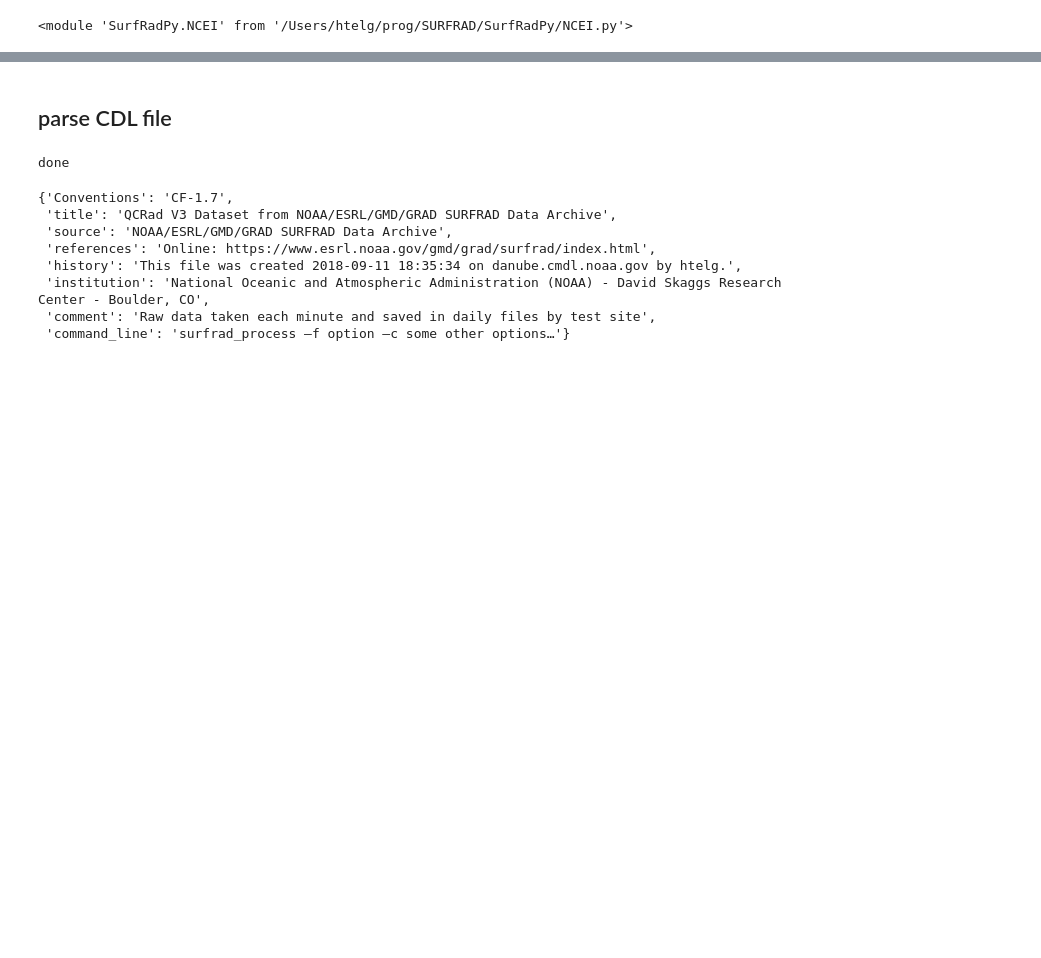
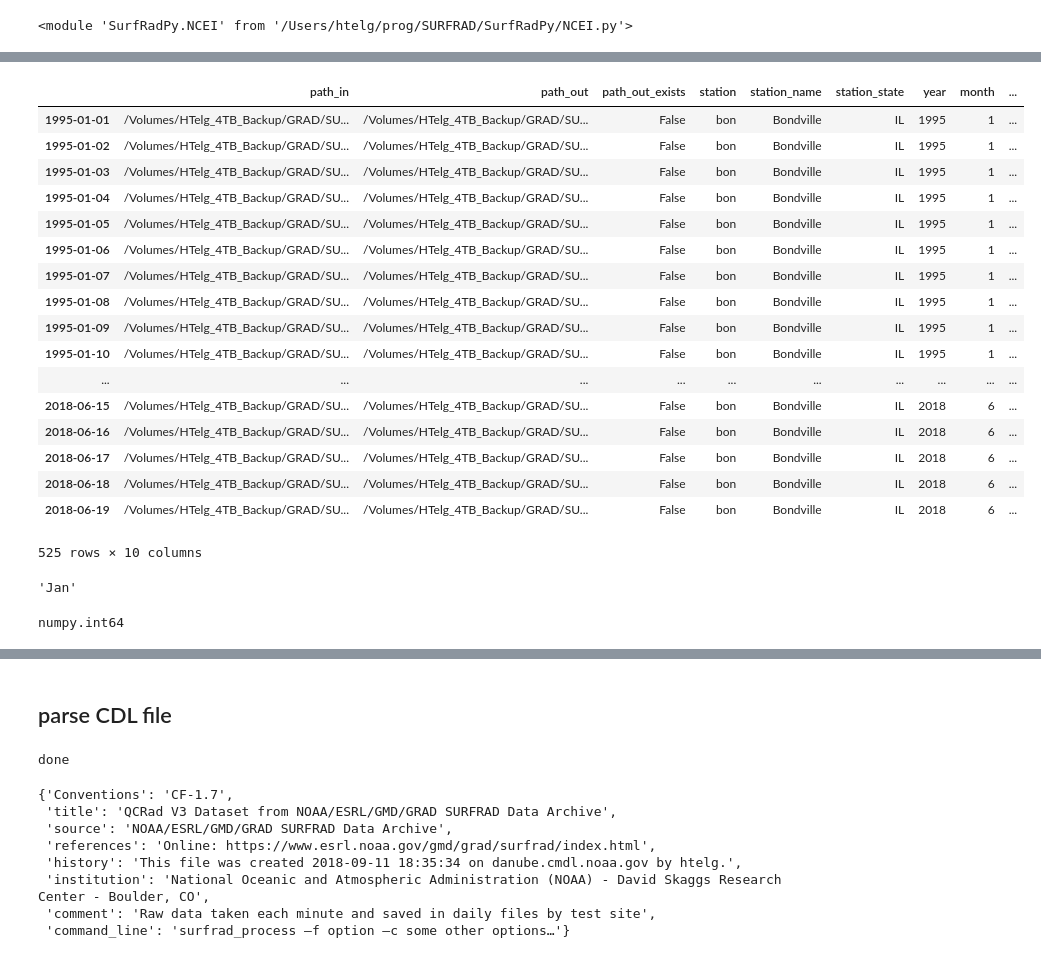
Before and after one commit to hagne/SURFRAD, a Jupyter notebook: notebooks/netCDF_structure.ipynb, the cells around one changed output, grey strips where cells are left out. Drawn from its saved outputs; the diff is of its cells as text; code cells hidden in the pictures; blank space fills up the shorter version.

```diff
--- a/notebooks/netCDF_structure.ipynb
+++ b/notebooks/netCDF_structure.ipynb
@@ -44,0 +225,17 @@ df = ncei.tar_netcdf_files("/Volumes/HTelg_4TB_Backup/GRAD/SURFRAD/NCEI/1995/",
+# %%
+# check existing for overwrite
+overwrite = False
+if not overwrite:
+    df = df[df.path_out_exists == False]
+# %%
+# select particular things ... like stations or times
+
+station_abb = 'bon'
+year = 1995
+month = 1
+if station_abb:
+    df = df[df.station == station_abb]
+if year:
+    df = df[df.year == year]
+if month:
+    df = df[df.month == month]
@@ -44,0 +306,23 @@ df = ncei.tar_netcdf_files("/Volumes/HTelg_4TB_Backup/GRAD/SURFRAD/NCEI/1995/",
+# %%
+pot = df.path_out_tar[0]
+# %%
+df[df.path_out_tar == pot]
+# %% [output]
+|  | path_in | path_out | path_out_exists | station | station_name | station_state | year | month | ... |
+| 1995-01-01 | /Volumes/HTelg_4TB_Backup/GRAD/SU... | /Volumes/HTelg_4TB_Backup/GRAD/SU... | False | bon | Bondville | IL | 1995 | 1 | ... |
+| 1995-01-02 | /Volumes/HTelg_4TB_Backup/GRAD/SU... | /Volumes/HTelg_4TB_Backup/GRAD/SU... | False | bon | Bondville | IL | 1995 | 1 | ... |
+| 1995-01-03 | /Volumes/HTelg_4TB_Backup/GRAD/SU... | /Volumes/HTelg_4TB_Backup/GRAD/SU... | False | bon | Bondville | IL | 1995 | 1 | ... |
+| 1995-01-04 | /Volumes/HTelg_4TB_Backup/GRAD/SU... | /Volumes/HTelg_4TB_Backup/GRAD/SU... | False | bon | Bondville | IL | 1995 | 1 | ... |
+| 1995-01-05 | /Volumes/HTelg_4TB_Backup/GRAD/SU... | /Volumes/HTelg_4TB_Backup/GRAD/SU... | False | bon | Bondville | IL | 1995 | 1 | ... |
+| 1995-01-06 | /Volumes/HTelg_4TB_Backup/GRAD/SU... | /Volumes/HTelg_4TB_Backup/GRAD/SU... | False | bon | Bondville | IL | 1995 | 1 | ... |
+| 1995-01-07 | /Volumes/HTelg_4TB_Backup/GRAD/SU... | /Volumes/HTelg_4TB_Backup/GRAD/SU... | False | bon | Bondville | IL | 1995 | 1 | ... |
+| 1995-01-08 | /Volumes/HTelg_4TB_Backup/GRAD/SU... | /Volumes/HTelg_4TB_Backup/GRAD/SU... | False | bon | Bondville | IL | 1995 | 1 | ... |
+| 1995-01-09 | /Volumes/HTelg_4TB_Backup/GRAD/SU... | /Volumes/HTelg_4TB_Backup/GRAD/SU... | False | bon | Bondville | IL | 1995 | 1 | ... |
+| 1995-01-10 | /Volumes/HTelg_4TB_Backup/GRAD/SU... | /Volumes/HTelg_4TB_Backup/GRAD/SU... | False | bon | Bondville | IL | 1995 | 1 | ... |
+| ... | ... | ... | ... | ... | ... | ... | ... | ... | ... |
+| 2018-06-15 | /Volumes/HTelg_4TB_Backup/GRAD/SU... | /Volumes/HTelg_4TB_Backup/GRAD/SU... | False | bon | Bondville | IL | 2018 | 6 | ... |
+| 2018-06-16 | /Volumes/HTelg_4TB_Backup/GRAD/SU... | /Volumes/HTelg_4TB_Backup/GRAD/SU... | False | bon | Bondville | IL | 2018 | 6 | ... |
+| 2018-06-17 | /Volumes/HTelg_4TB_Backup/GRAD/SU... | /Volumes/HTelg_4TB_Backup/GRAD/SU... | False | bon | Bondville | IL | 2018 | 6 | ... |
+| 2018-06-18 | /Volumes/HTelg_4TB_Backup/GRAD/SU... | /Volumes/HTelg_4TB_Backup/GRAD/SU... | False | bon | Bondville | IL | 2018 | 6 | ... |
+| 2018-06-19 | /Volumes/HTelg_4TB_Backup/GRAD/SU... | /Volumes/HTelg_4TB_Backup/GRAD/SU... | False | bon | Bondville | IL | 2018 | 6 | ... |
+525 rows × 10 columns
@@ -44,0 +397,8 @@ df = ncei.tar_netcdf_files("/Volumes/HTelg_4TB_Backup/GRAD/SURFRAD/NCEI/1995/",
+# %%
+x.name.month_name()[:3]
+# %% [output]
+'Jan'
+# %%
+type(x.month)
+# %% [output]
+numpy.int64
```
Also changed, not shown: parts of 34 cells of this notebook, 3 other files.
